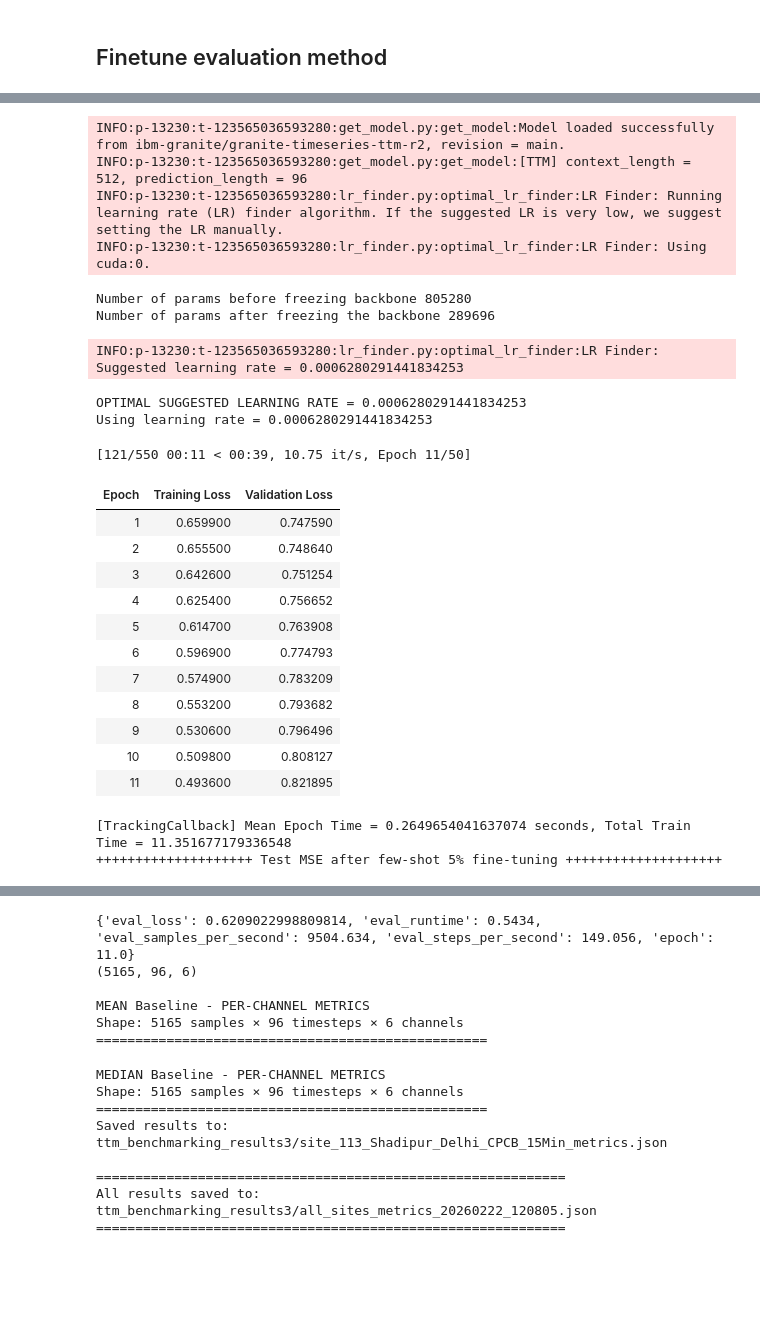
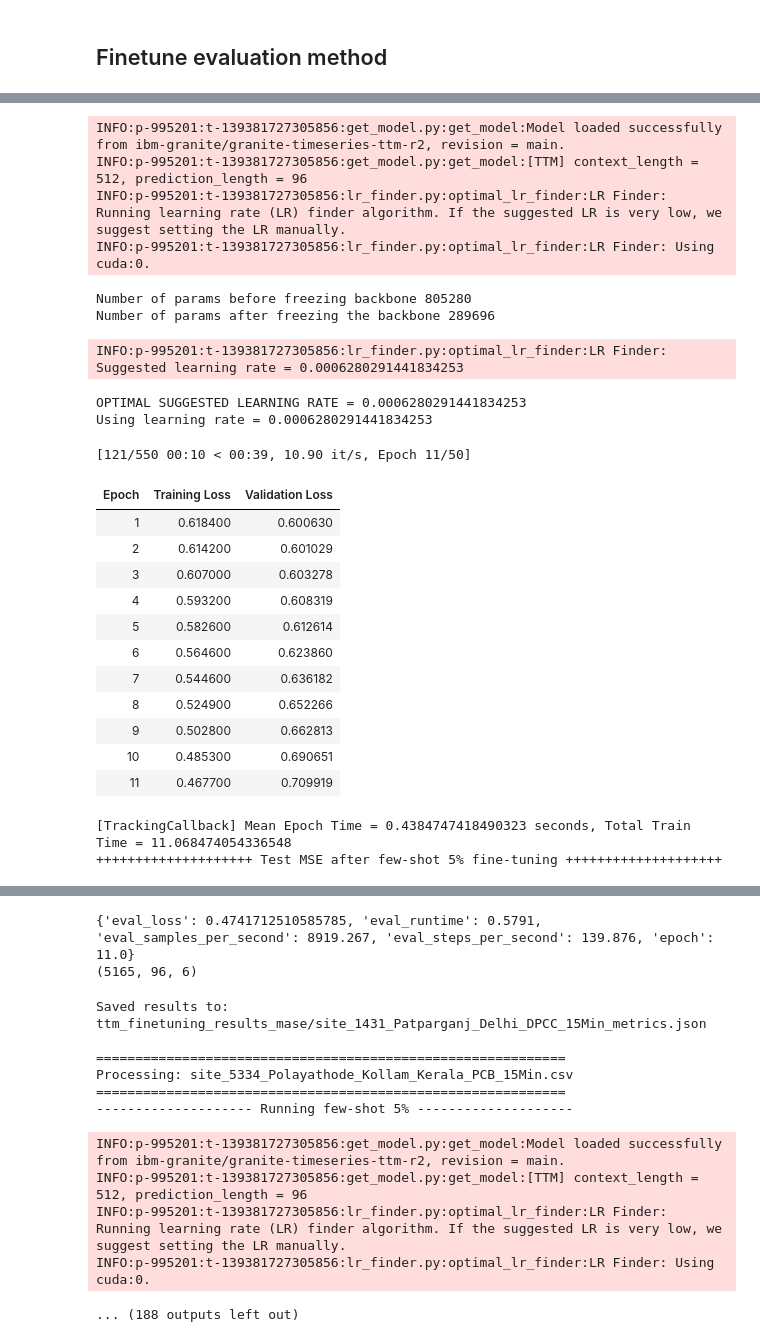
Before and after one commit to Rishi-Bharadwaj/Air-Pollution-Time-Series, a Jupyter notebook: ttm_finetuning.ipynb, the cells around one changed output, grey strips where cells are left out. Cells and saved outputs as stored; diff of their text form; code cells hidden in the pictures; blank space fills up the shorter version.

```diff
--- a/ttm_finetuning.ipynb
+++ b/ttm_finetuning.ipynb
@@ -508,7 +494,7 @@ import json
 from datetime import datetime
 from tqdm import tqdm
 
-folder = r"/home/rishi/ML Projects/Air Pollution/temp"#CPCB/sites_imputed"
+folder = r"/home/rishi/ML Projects/Air Pollution/CPCB/sites_imputed"
 files = os.listdir(folder)  # Fixed - get all files in the folder
 timestamp_column = "Timestamp"
 id_columns = []  # mention the ids that uniquely identify a time-series.
@@ -535,7 +521,7 @@ column_specifiers = {
 }
 
 # Create output directory for results
-results_dir = "ttm_benchmarking_results3"
+results_dir = "ttm_finetuning_results_mase"
 os.makedirs(results_dir, exist_ok=True)
 
 # Store all results
@@ -611,41 +597,40 @@ Processing: site_113_Shadipur_Delhi_CPCB_15Min.csv
 ============================================================
 -------------------- Running few-shot 5% --------------------
-INFO:p-13230:t-123565036593280:get_model.py:get_model:Model loaded successfully from ibm-granite/granite-timeseries-ttm-r2, revision = main.
-INFO:p-13230:t-123565036593280:get_model.py:get_model:[TTM] context_length = 512, prediction_length = 96
-INFO:p-13230:t-123565036593280:lr_finder.py:optimal_lr_finder:LR Finder: Running learning rate (LR) finder algorithm. If the suggested LR is very low, we suggest setting the LR manually.
-INFO:p-13230:t-123565036593280:lr_finder.py:optimal_lr_finder:LR Finder: Using cuda:0.
+INFO:p-995201:t-139381727305856:get_model.py:get_model:Model loaded successfully from ibm-granite/granite-timeseries-ttm-r2, revision = main.
+INFO:p-995201:t-139381727305856:get_model.py:get_model:[TTM] context_length = 512, prediction_length = 96
+INFO:p-995201:t-139381727305856:lr_finder.py:optimal_lr_finder:LR Finder: Running learning rate (LR) finder algorithm. If the suggested LR is very low, we suggest setting the LR manually.
+INFO:p-995201:t-139381727305856:lr_finder.py:optimal_lr_finder:LR Finder: Using cuda:0.
 Number of params before freezing backbone 805280
 Number of params after freezing the backbone 289696
-INFO:p-13230:t-123565036593280:lr_finder.py:optimal_lr_finder:LR Finder: Suggested learning rate = 0.0006280291441834253
+INFO:p-995201:t-139381727305856:lr_finder.py:optimal_lr_finder:LR Finder: Suggested learning rate = 0.0006280291441834253
 OPTIMAL SUGGESTED LEARNING RATE = 0.0006280291441834253
 Using learning rate = 0.0006280291441834253
-[121/550 00:11 < 00:39, 10.75 it/s, Epoch 11/50]
+[121/550 00:10 < 00:39, 10.90 it/s, Epoch 11/50]
 | Epoch | Training Loss | Validation Loss |
-| 1 | 0.659900 | 0.747590 |
-| 2 | 0.655500 | 0.748640 |
-| 3 | 0.642600 | 0.751254 |
-| 4 | 0.625400 | 0.756652 |
-| 5 | 0.614700 | 0.763908 |
-| 6 | 0.596900 | 0.774793 |
-| 7 | 0.574900 | 0.783209 |
-| 8 | 0.553200 | 0.793682 |
-| 9 | 0.530600 | 0.796496 |
-| 10 | 0.509800 | 0.808127 |
-| 11 | 0.493600 | 0.821895 |
+| 1 | 0.618400 | 0.600630 |
+| 2 | 0.614200 | 0.601029 |
+| 3 | 0.607000 | 0.603278 |
+| 4 | 0.593200 | 0.608319 |
+| 5 | 0.582600 | 0.612614 |
+| 6 | 0.564600 | 0.623860 |
+| 7 | 0.544600 | 0.636182 |
+| 8 | 0.524900 | 0.652266 |
+| 9 | 0.502800 | 0.662813 |
+| 10 | 0.485300 | 0.690651 |
+| 11 | 0.467700 | 0.709919 |
-[TrackingCallback] Mean Epoch Time = 0.2649654041637074 seconds, Total Train Time = 11.351677179336548
+[TrackingCallback] Mean Epoch Time = 0.4384747418490323 seconds, Total Train Time = 11.068474054336548
 ++++++++++++++++++++ Test MSE after few-shot 5% fine-tuning ++++++++++++++++++++
 [interactive output not drawn]
-{'eval_loss': 0.6209022998809814, 'eval_runtime': 0.5434, 'eval_samples_per_second': 9504.634, 'eval_steps_per_second': 149.056, 'epoch': 11.0}
+{'eval_loss': 0.4741712510585785, 'eval_runtime': 0.5791, 'eval_samples_per_second': 8919.267, 'eval_steps_per_second': 139.876, 'epoch': 11.0}
 (5165, 96, 6)
-
-MEAN Baseline - PER-CHANNEL METRICS
-Shape: 5165 samples × 96 timesteps × 6 channels
-==================================================
-MEDIAN Baseline - PER-CHANNEL METRICS
-Shape: 5165 samples × 96 timesteps × 6 channels
-==================================================
-Saved results to: ttm_benchmarking_results3/site_113_Shadipur_Delhi_CPCB_15Min_metrics.json
+Saved results to: ttm_finetuning_results_mase/site_1431_Patparganj_Delhi_DPCC_15Min_metrics.json
 
 ============================================================
-All results saved to: ttm_benchmarking_results3/all_sites_metrics_20260222_120805.json
+Processing: site_5334_Polayathode_Kollam_Kerala_PCB_15Min.csv
 ============================================================
+-------------------- Running few-shot 5% --------------------
+INFO:p-995201:t-139381727305856:get_model.py:get_model:Model loaded successfully from ibm-granite/granite-timeseries-ttm-r2, revision = main.
+INFO:p-995201:t-139381727305856:get_model.py:get_model:[TTM] context_length = 512, prediction_length = 96
+INFO:p-995201:t-139381727305856:lr_finder.py:optimal_lr_finder:LR Finder: Running learning rate (LR) finder algorithm. If the suggested LR is very low, we suggest setting the LR manually.
+INFO:p-995201:t-139381727305856:lr_finder.py:optimal_lr_finder:LR Finder: Using cuda:0.
+... (188 outputs left out)
```
Also changed, not shown: parts of 5 cells of this notebook, 8 other files.
